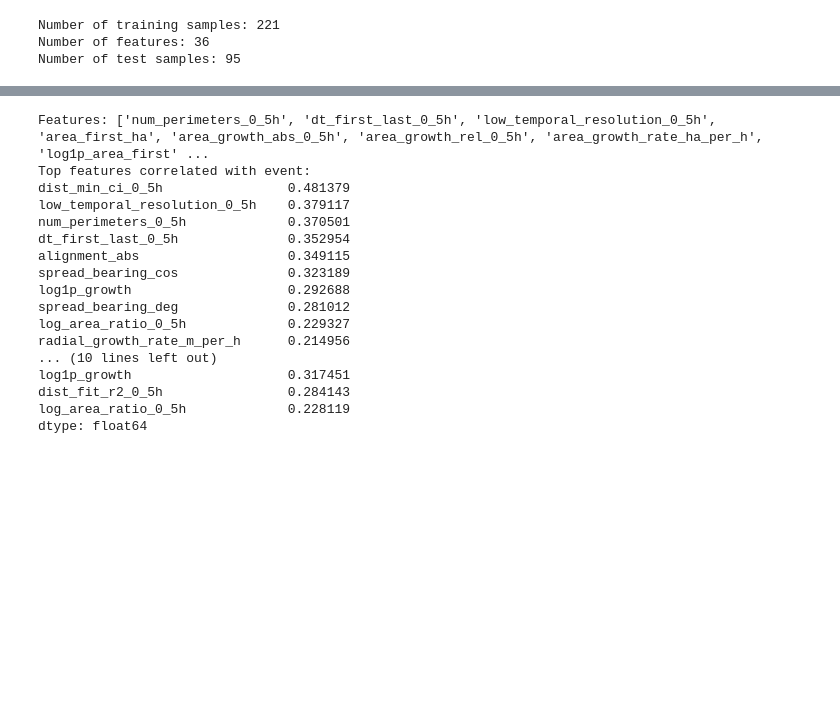
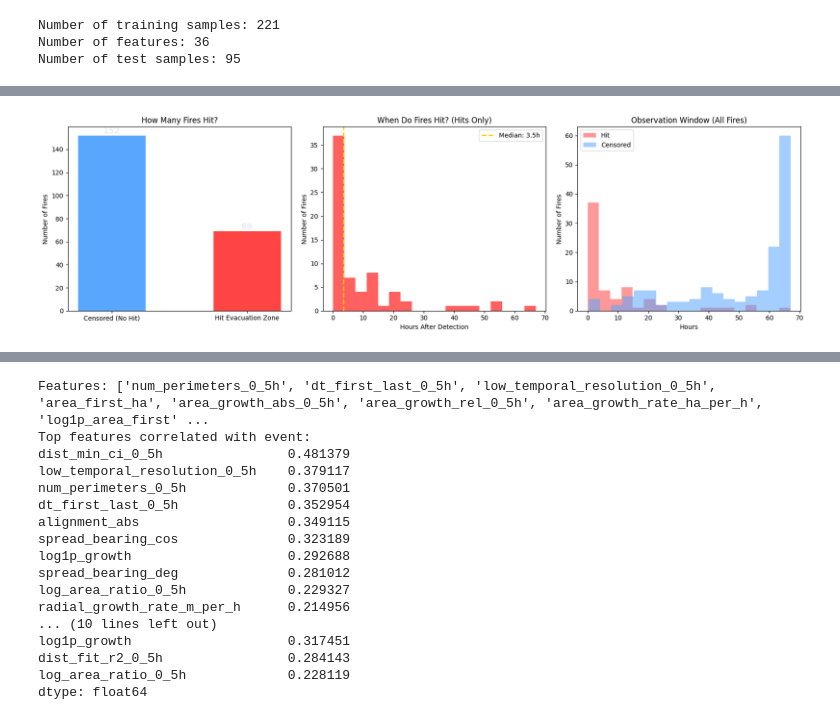
Before and after one commit to jaren55/BTT-Grid-WiDS-Project, a Jupyter notebook: notebooks/random-survival-forest.ipynb, the cells around one changed output, grey strips where cells are left out. Cells and saved outputs as stored; diff of their text form; code cells hidden in the pictures; blank space fills up the shorter version.

```diff
--- a/notebooks/random-survival-forest.ipynb
+++ b/notebooks/random-survival-forest.ipynb
@@ -98,3 +98,85 @@ X_test = test_df.copy()
 X = pd.get_dummies(X, columns=["event_start_month"], drop_first=True)
 #get rid of potentially redundant features
 X = X.drop(["area_first_ha", "area_growth_abs_0_5h"], axis=1)
+# %%
+FIRE_COLORS = ['#ff6b35', '#ff3333', '#ffcc02', '#ff8c42']
+HIT_COLOR = '#ff4444'
+MISS_COLOR = '#58a6ff'
+SAFE_COLOR = '#3fb950'
+
+BACKGROUND = '#0f1117'
+CARD_BG = '#161b22'
+TEXT_COLOR = '#e6edf3'
+MUTED_COLOR = '#7d8590'
+GRID_COLOR = '#21262d'
+# %%
+fig, axes = plt.subplots(1, 3, figsize=(17, 5))
+
+# Chart 1: Event distribution (hit vs censored)
+counts = train_df['event'].value_counts().sort_index()
+bars = axes[0].bar(
+    ['Censored (No Hit)', 'Hit Evacuation Zone'],
+    counts.values,
+    color=[MISS_COLOR, HIT_COLOR],
+    edgecolor='none',
+    width=0.5
+)
+
+# Add count labels on bars
+for bar, count in zip(bars, counts.values):
+    axes[0].text(
+        bar.get_x() + bar.get_width() / 2,
+        count + 2,
+        str(count),
+        ha='center',
+        color=TEXT_COLOR,
+        fontweight='bold',
+        fontsize=13
+    )
+
+axes[0].set_title('How Many Fires Hit?')
+axes[0].set_ylabel('Number of Fires')
+
+# Chart 2: Time to hit distribution (hits only)
+hits = train_df[train_df['event'] == 1]['time_to_hit_hours']
+axes[1].hist(hits, bins=18, color=HIT_COLOR, alpha=0.85, edgecolor='none')
+axes[1].axvline(
+    hits.median(),
+    color=FIRE_COLORS[2],
+    ls='--',
+    lw=2,
+    label=f'Median: {hits.median():.1f}h'
+)
+axes[1].set_title('When Do Fires Hit? (Hits Only)')
+axes[1].set_xlabel('Hours After Detection')
+axes[1].set_ylabel('Number of Fires')
+axes[1].legend()
+
+
+# Chart 3: Observation window for all fires
+for label, color, mask in [
+    ('Hit', HIT_COLOR, train_df['event'] == 1),
+    ('Censored', MISS_COLOR, train_df['event'] == 0)
+]:
+    axes[2].hist(
+        train_df.loc[mask, 'time_to_hit_hours'],
+        bins=18,
+        alpha=0.55,
+        color=color,
+        label=label,
+        edgecolor='none'
+    )
+
+axes[2].set_title('Observation Window (All Fires)')
+axes[2].set_xlabel('Hours')
+axes[2].set_ylabel('Number of Fires')
+axes[2].legend()
+
+plt.tight_layout()
+plt.show()
+
+print("Key Insight: Most fires that hit do so within the first 20 hours")
+print(f"  50% of hits occur within {hits.median():.1f} hours")
+print(f"  75% of hits occur within {hits.quantile(0.75):.1f} hours")
+# %% [output]
+[figure, added]
```
Also changed, not shown: parts of 17 cells of this notebook, 4 other files.
